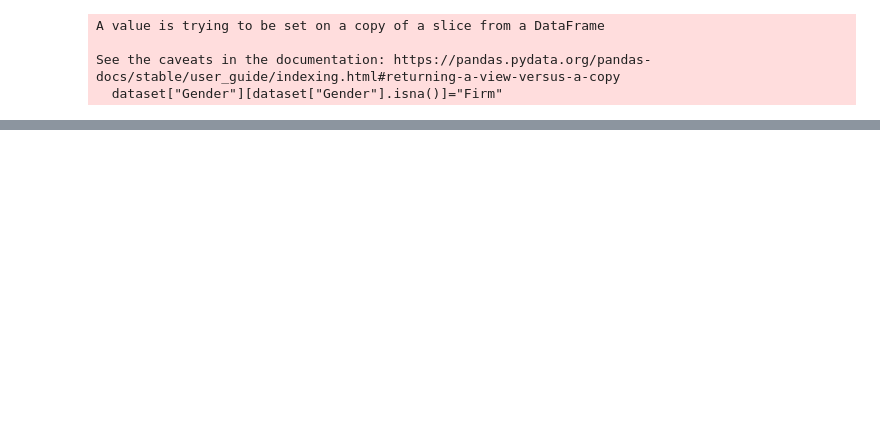
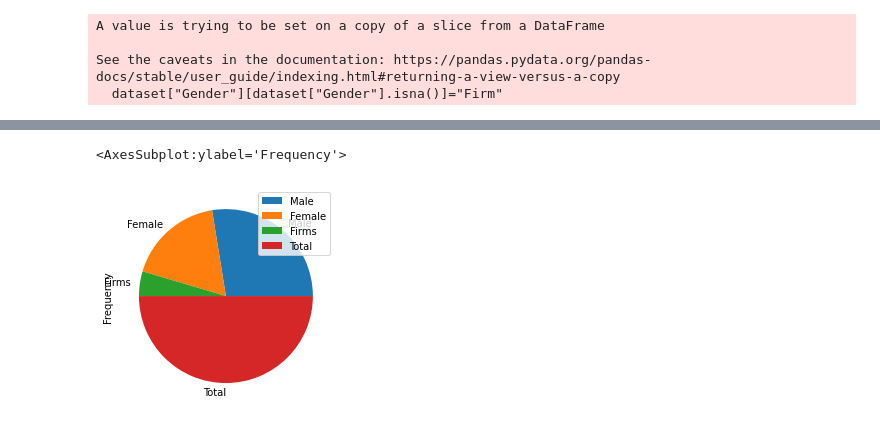
Before and after one commit to Muddass/data-sets, a Jupyter notebook: dataset.ipynb, the cells around one changed output, grey strips where cells are left out. Saved outputs shown, nothing was run; the diff lists cells and outputs as text; code cells hidden in the pictures; blank space fills up the shorter version.

```diff
--- a/dataset.ipynb
+++ b/dataset.ipynb
@@ -137,0 +145,3 @@ dataset
+# %%
+total=dataset["Gender"].count()
+total
@@ -144,2 +156,4 @@ Firm     89
 M       108
 Name: Gender, dtype: int64
+# %%
+(femaleFrequency,firmFrequency,maleFrequency)=dataset["Gender"].groupby(dataset["Gender"]).count()
@@ -145,0 +189,4 @@ Name: Gender, dtype: int64
+# %%
+Frequency = [maleFrequency, femaleFrequency, firmFrequency, total]
+RelativeFrequecy = [int(maleFrequency/total*100), int(femaleFrequency/total*100), int(firmFrequency/total*100), 100]
+genderTable = pd.DataFrame({'Frequency': Frequency, 'Relative Frequency': RelativeFrequecy}, index=['Male', 'Female', 'Firms', 'Total'])
@@ -145,0 +201,5 @@ Name: Gender, dtype: int64
+# %%
+genderTable.plot(y='Frequency',kind='pie')
+# %% [output]
+<AxesSubplot:ylabel='Frequency'>
+[figure, added]
```
Also changed, not shown: parts of 18 cells of this notebook, 1 other file.
